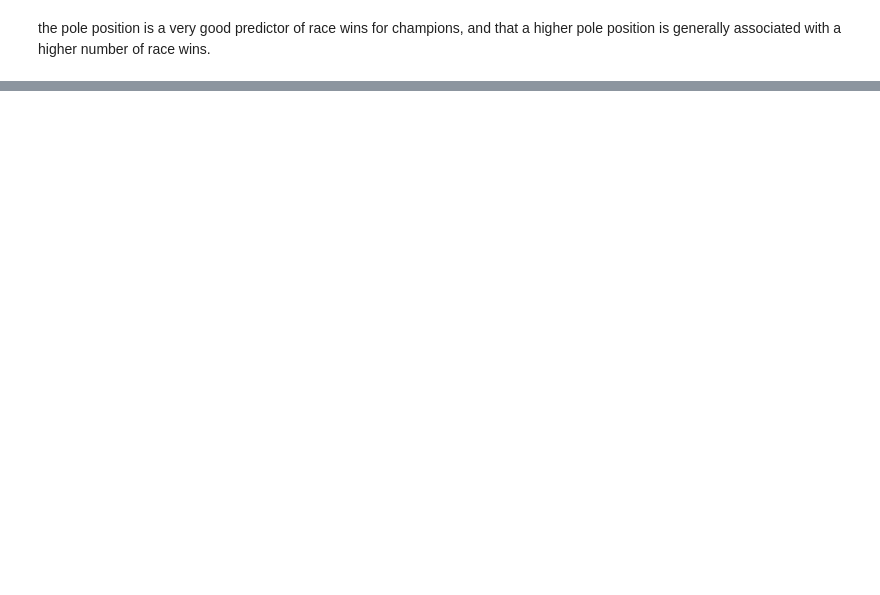
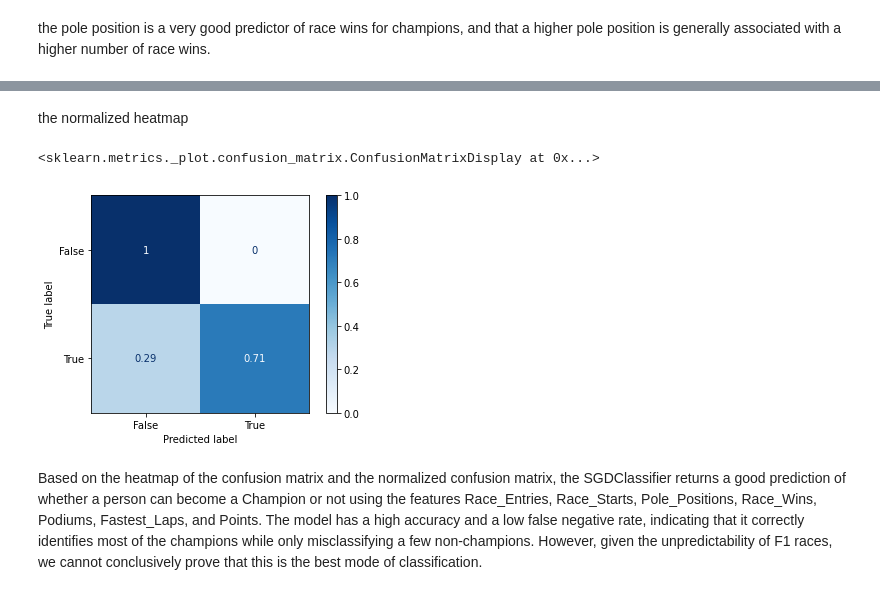
Before and after one commit to chandanamulagund/Maximizing-Performance-Data-Analysis-of-Formula-1-Driver-and-Race-Data, a Jupyter notebook: f1.ipynb, the cells around one changed output, grey strips where cells are left out. Saved outputs shown, nothing was run; the diff lists cells and outputs as text; code cells hidden in the pictures; blank space fills up the shorter version.

```diff
--- a/f1.ipynb
+++ b/f1.ipynb
@@ -245,0 +288,9 @@ plt.show()
+# %% [markdown]
+the normalized heatmap
+# %%
+ConfusionMatrixDisplay.from_estimator(model, X_test, y_test,cmap=plt.cm.Blues, normalize='true')
+# %% [output]
+<sklearn.metrics._plot.confusion_matrix.ConfusionMatrixDisplay at 0x...>
+[figure, added]
+# %% [markdown]
+Based on the heatmap of the confusion matrix and the normalized confusion matrix, the SGDClassifier returns a good prediction of whether a person can become a Champion or not using the features Race_Entries, Race_Starts, Pole_Positions, Race_Wins, Podiums, Fastest_Laps, and Points. The model has a high accuracy and a low false negative rate, indicating that it correctly identifies most of the champions while only misclassifying a few non-champions. However, given the unpredictability of F1 races, we cannot conclusively prove that this is the best mode of classification.
```
Also changed, not shown: parts of 13 cells of this notebook.
